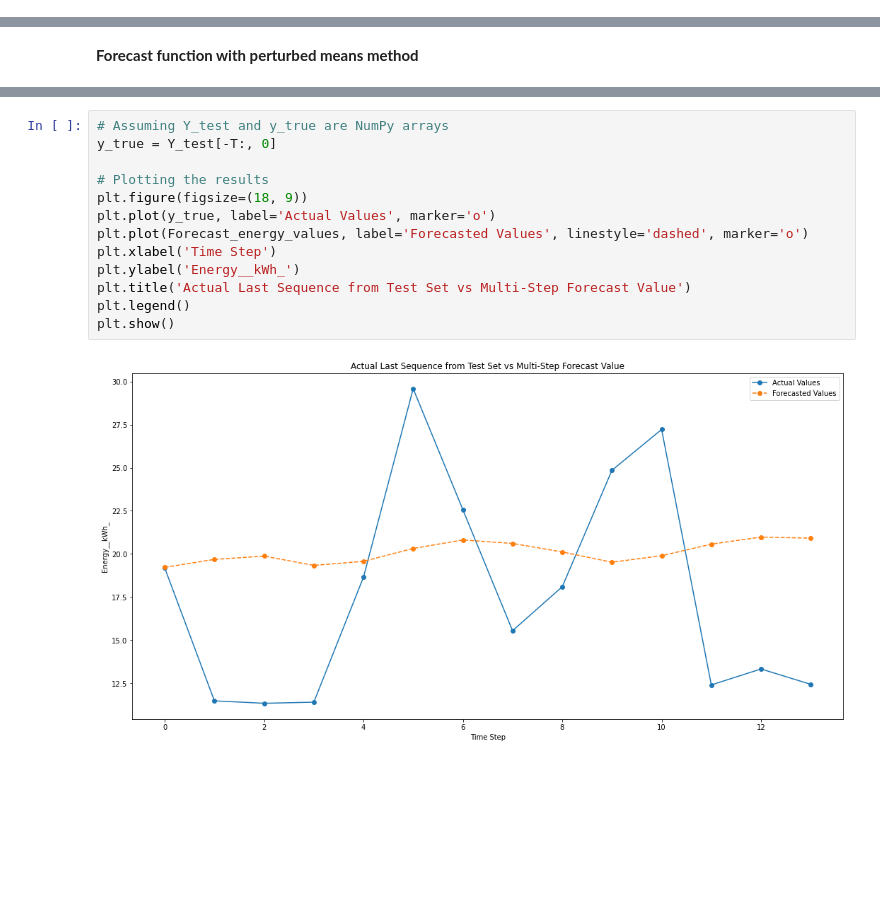
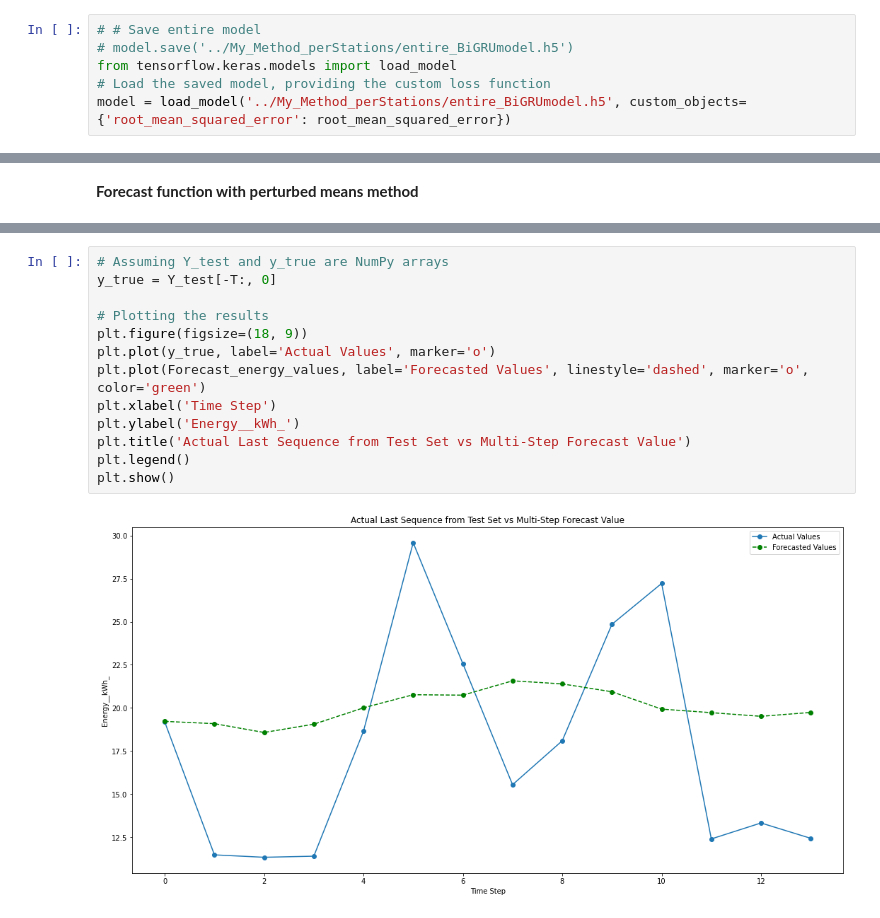
Before and after one commit to NikosKokosis/Energy_Demand_Forecast, a Jupyter notebook: Code/My_Method_perStations/BiGRU.ipynb, the cells around one changed output, grey strips where cells are left out. Drawn from its saved outputs; the diff is of its cells as text; blank space fills up the shorter version.

```diff
--- a/Code/My_Method_perStations/BiGRU.ipynb
+++ b/Code/My_Method_perStations/BiGRU.ipynb
@@ -315,3 +312,9 @@ model.save('../My_Method_perStations/entire_BiGRUmodel.h5')
+# %%
+# # Save entire model
+# model.save('../My_Method_perStations/entire_BiGRUmodel.h5')
+from tensorflow.keras.models import load_model
+# Load the saved model, providing the custom loss function
+model = load_model('../My_Method_perStations/entire_BiGRUmodel.h5', custom_objects={'root_mean_squared_error': root_mean_squared_error})
 # %% [markdown]
 ### **Evaluate the Model**
 # %%
@@ -888,15 +917,15 @@ MAE: 5.7646762396267475
 # %%
 # Assuming Y_test and y_true are NumPy arrays
 y_true = Y_test[-T:, 0]
 
 # Plotting the results
 plt.figure(figsize=(18, 9))
 plt.plot(y_true, label='Actual Values', marker='o')
-plt.plot(Forecast_energy_values, label='Forecasted Values', linestyle='dashed', marker='o')
+plt.plot(Forecast_energy_values, label='Forecasted Values', linestyle='dashed', marker='o', color='green')
 plt.xlabel('Time Step')
 plt.ylabel('Energy__kWh_')
 plt.title('Actual Last Sequence from Test Set vs Multi-Step Forecast Value')
 plt.legend()
 plt.show()
 # %% [output]
-[figure, old version]
+[figure, new version]
```
Also changed, not shown: parts of 8 cells of this notebook.
